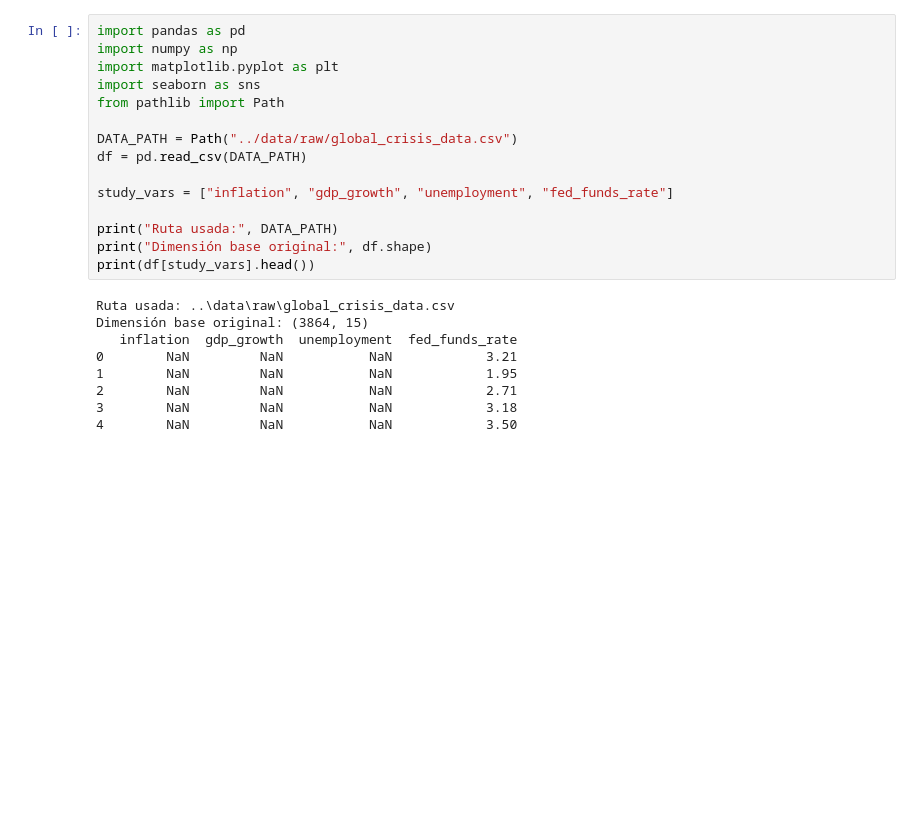
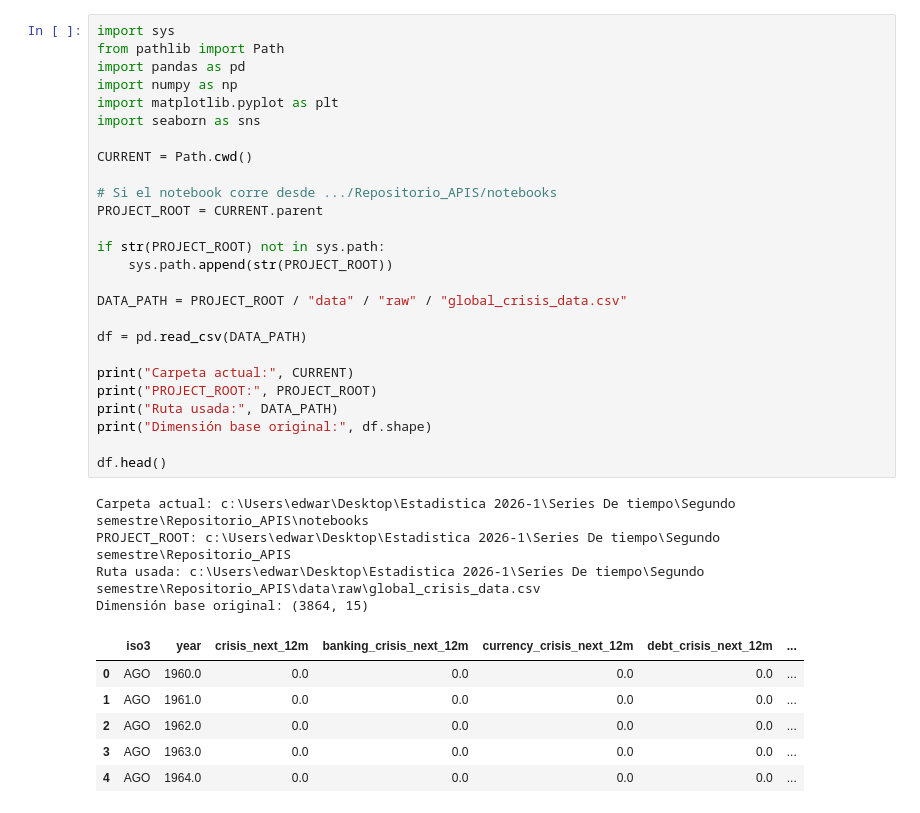
Before and after one commit to jpablovargas340/Repositorio_APIS, a Jupyter notebook: notebooks/analisis_exploratorio.ipynb, the cells around one changed output. Saved outputs shown, nothing was run; the diff lists cells and outputs as text; blank space fills up the shorter version.

```diff
--- a/notebooks/analisis_exploratorio.ipynb
+++ b/notebooks/analisis_exploratorio.ipynb
@@ -1,25 +1,38 @@
 # %%
+import sys
+from pathlib import Path
 import pandas as pd
 import numpy as np
 import matplotlib.pyplot as plt
 import seaborn as sns
-from pathlib import Path
 
-DATA_PATH = Path("../data/raw/global_crisis_data.csv")
+CURRENT = Path.cwd()
+
+# Si el notebook corre desde .../Repositorio_APIS/notebooks
+PROJECT_ROOT = CURRENT.parent
+
+if str(PROJECT_ROOT) not in sys.path:
+    sys.path.append(str(PROJECT_ROOT))
+
+DATA_PATH = PROJECT_ROOT / "data" / "raw" / "global_crisis_data.csv"
+
 df = pd.read_csv(DATA_PATH)
 
-study_vars = ["inflation", "gdp_growth", "unemployment", "fed_funds_rate"]
-
+print("Carpeta actual:", CURRENT)
+print("PROJECT_ROOT:", PROJECT_ROOT)
 print("Ruta usada:", DATA_PATH)
 print("Dimensión base original:", df.shape)
-print(df[study_vars].head())
+
+df.head()
 # %% [output]
-Ruta usada: ..\data\raw\global_crisis_data.csv
+Carpeta actual: c:\Users\edwar\Desktop\Estadistica 2026-1\Series De tiempo\Segundo semestre\Repositorio_APIS\notebooks
+PROJECT_ROOT: c:\Users\edwar\Desktop\Estadistica 2026-1\Series De tiempo\Segundo semestre\Repositorio_APIS
+Ruta usada: c:\Users\edwar\Desktop\Estadistica 2026-1\Series De tiempo\Segundo semestre\Repositorio_APIS\data\raw\global_crisis_data.csv
 Dimensión base original: (3864, 15)
-   inflation  gdp_growth  unemployment  fed_funds_rate
-0        NaN         NaN           NaN            3.21
-1        NaN         NaN           NaN            1.95
-2        NaN         NaN           NaN            2.71
-3        NaN         NaN           NaN            3.18
-4        NaN         NaN           NaN            3.50
+|  | iso3 | year | crisis_next_12m | banking_crisis_next_12m | currency_crisis_next_12m | debt_crisis_next_12m | ... |
+| 0 | AGO | 1960.0 | 0.0 | 0.0 | 0.0 | 0.0 | ... |
+| 1 | AGO | 1961.0 | 0.0 | 0.0 | 0.0 | 0.0 | ... |
+| 2 | AGO | 1962.0 | 0.0 | 0.0 | 0.0 | 0.0 | ... |
+| 3 | AGO | 1963.0 | 0.0 | 0.0 | 0.0 | 0.0 | ... |
+| 4 | AGO | 1964.0 | 0.0 | 0.0 | 0.0 | 0.0 | ... |
 # %%
```
Also changed, not shown: parts of 20 cells of this notebook.
